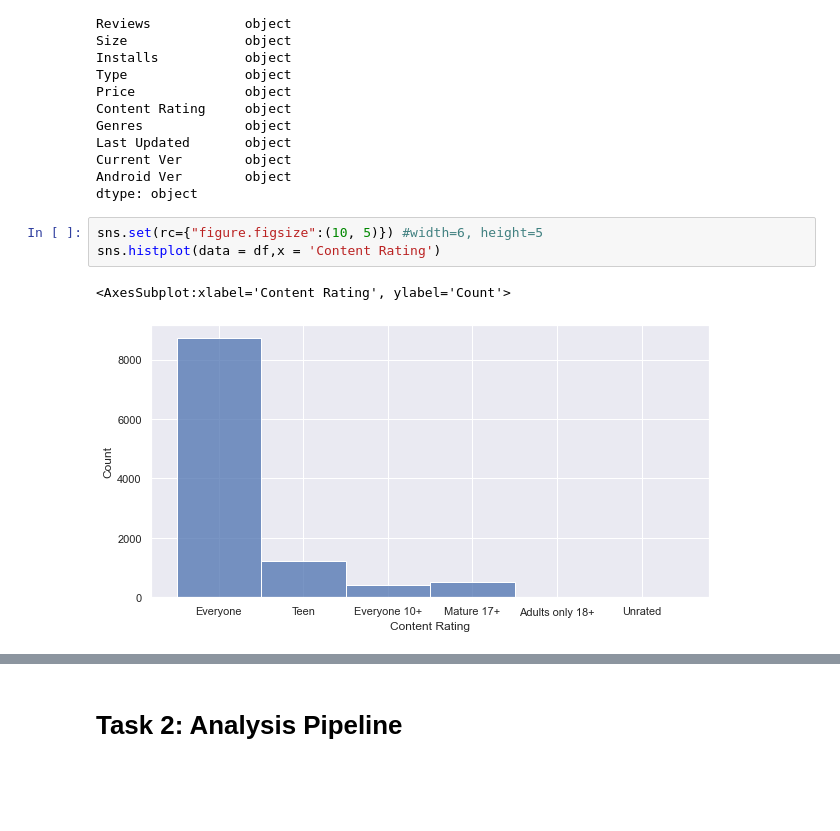
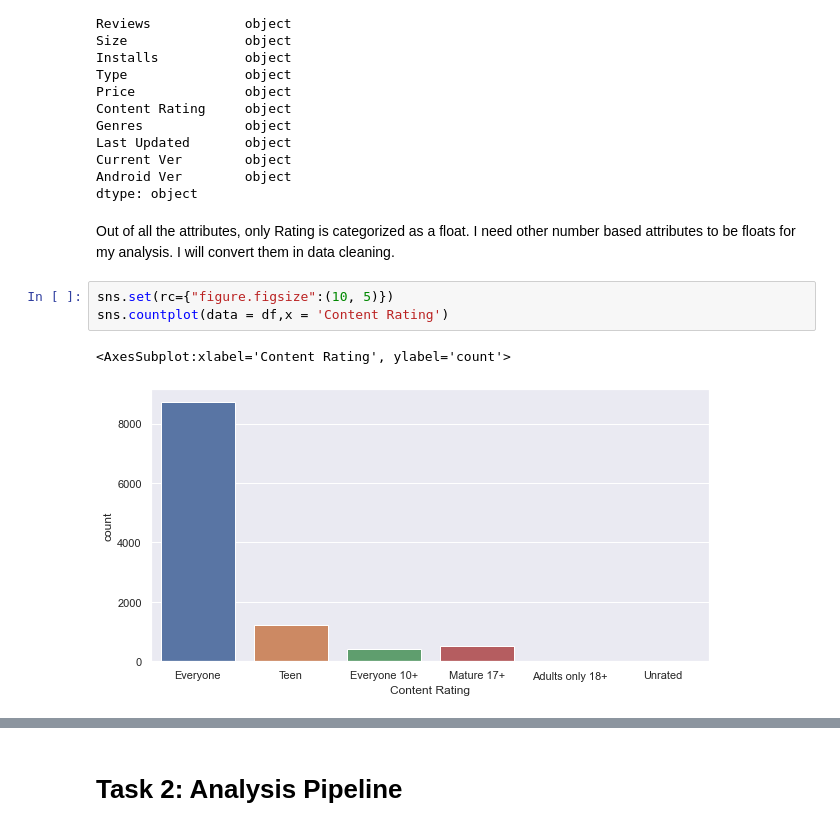
Before and after one commit to ubco-W2022T1-cosc301/project-group36, a Jupyter notebook: notebooks/analysis2.ipynb, the cells around one changed output, grey strips where cells are left out. Saved outputs shown, nothing was run; the diff lists cells and outputs as text; blank space fills up the shorter version.

```diff
--- a/notebooks/analysis2.ipynb
+++ b/notebooks/analysis2.ipynb
@@ -156,9 +235,11 @@ Last Updated       object
 Current Ver        object
 Android Ver        object
 dtype: object
+# %% [markdown]
+Out of all the attributes, only Rating is categorized as a float. I need other number based attributes to be floats for my analysis. I will convert them in data cleaning.
 # %%
-sns.set(rc={"figure.figsize":(10, 5)}) #width=6, height=5
-sns.histplot(data = df,x = 'Content Rating')
+sns.set(rc={"figure.figsize":(10, 5)})
+sns.countplot(data = df,x = 'Content Rating')
 # %% [output]
-<AxesSubplot:xlabel='Content Rating', ylabel='Count'>
+<AxesSubplot:xlabel='Content Rating', ylabel='count'>
-[figure, old version]
+[figure, new version]
```
Also changed, not shown: parts of 40 cells of this notebook, 1 other file.
